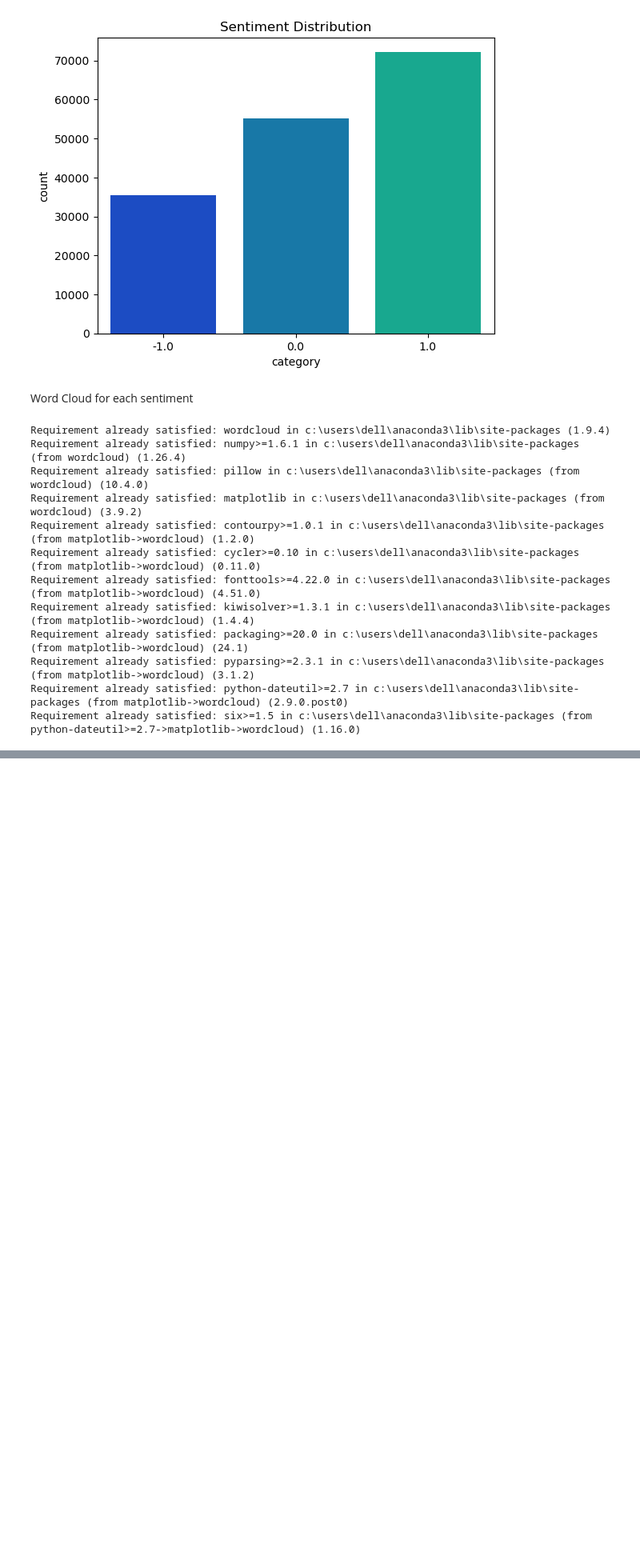
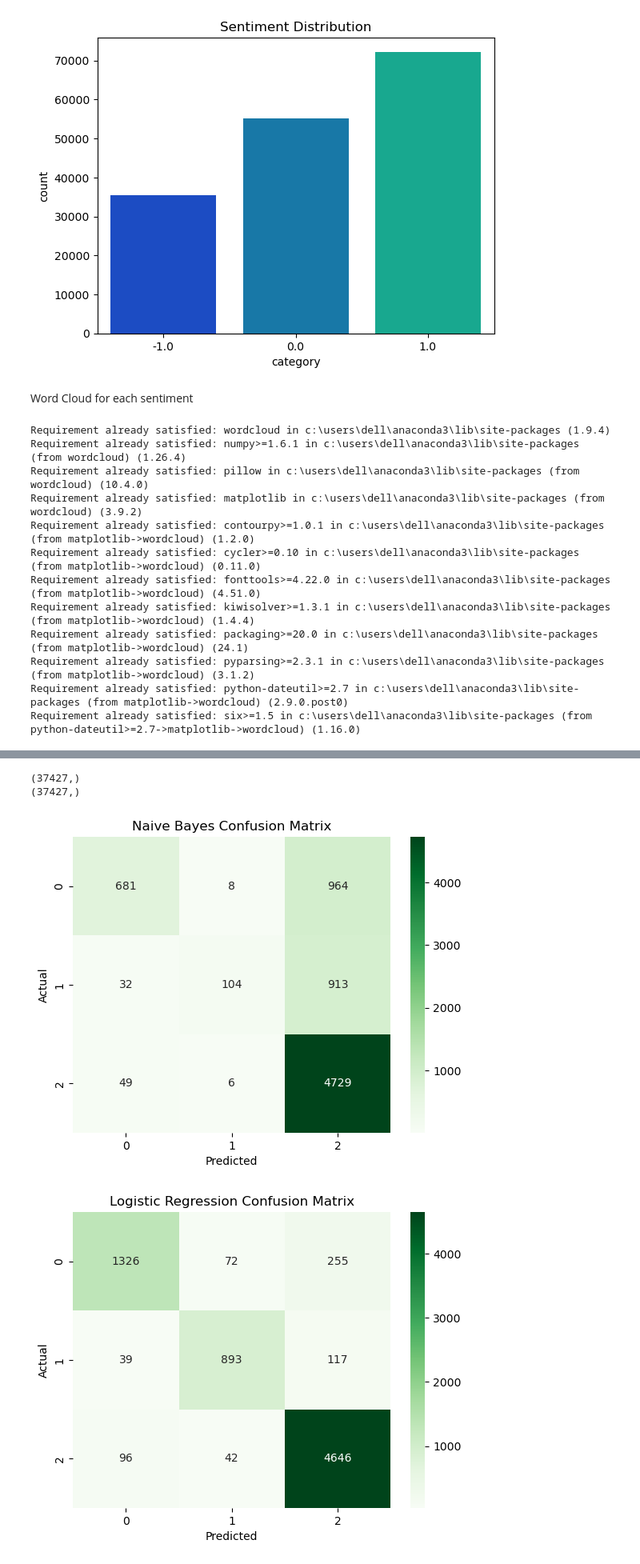
Before and after one commit to Sugandha-H-B/OIBSIP, a Jupyter notebook: Level1_Project4.ipynb, the cells around one changed output, grey strips where cells are left out. Shown at 80% size. Saved outputs shown, nothing was run; the diff lists cells and outputs as text; code cells hidden in the pictures; blank space fills up the shorter version.

```diff
--- a/Level1_Project4.ipynb
+++ b/Level1_Project4.ipynb
@@ -250,0 +312,11 @@ for sentiment in data['category'].unique():
+# %%
+#TF-IDF (Term Frequency-Inverse Document Frequency)
+vectorizer=TfidfVectorizer(max_features=5000)
+X_train_vect=vectorizer.fit_transform(X_train_transform)
+X_test_vect=vectorizer.transform(X_test_transform)
+# %%
+model=MultinomialNB()
+model.fit(X_train_vect,y_train_target)
+y_pred_nb=model.predict(X_test_vect)
+print(classification_report(y_test_target,y_pred_nb))
+print("Accuracy",accuracy_score(y_test_target,y_pred_nb)*100)
@@ -250,0 +335,10 @@ for sentiment in data['category'].unique():
+# %%
+from sklearn.linear_model import LogisticRegression
+lr_model = LogisticRegression(max_iter=1000)
+lr_model.fit(X_train_vect, y_train_target)
+
+y_predi_lr = lr_model.predict(X_test_vect)
+
+print("Logistic Regression Results:")
+print("Accuracy:", accuracy_score(y_test_target, y_predi_lr)*100)
+print(classification_report(y_test_target, y_predi_lr))
@@ -250,0 +357,10 @@ for sentiment in data['category'].unique():
+# %%
+from sklearn.svm import LinearSVC
+svm_model = LinearSVC()
+svm_model.fit(X_train_vect, y_train_target)
+
+y_predi_svm = svm_model.predict(X_test_vect)
+
+print("SVM Results:")
+print("Accuracy:", accuracy_score(y_test_target, y_predi_svm)*100)
+print(classification_report(y_test_target, y_predi_svm))
@@ -250,0 +379,21 @@ for sentiment in data['category'].unique():
+# %%
+print(X_transform.shape)
+print(y_target.shape)
+# %% [output]
+(37427,)
+(37427,)
+# %%
+def plot_conf_matrix(y_true, y_pred, model_name):
+    cm = confusion_matrix(y_true, y_pred)
+    sns.heatmap(cm, annot=True, fmt='d', cmap='Greens')
+    plt.title(f"{model_name} Confusion Matrix")
+    plt.xlabel("Predicted")
+    plt.ylabel("Actual")
+    plt.show()
+
+plot_conf_matrix(y_test_target, y_pred_nb, "Naive Bayes")
+plot_conf_matrix(y_test_target, y_predi_lr, "Logistic Regression")
+plot_conf_matrix(y_test_target, y_predi_svm, "SVM")
+# %% [output]
+[figure, added]
+[figure, added]
```
Also changed, not shown: parts of 15 cells of this notebook.
